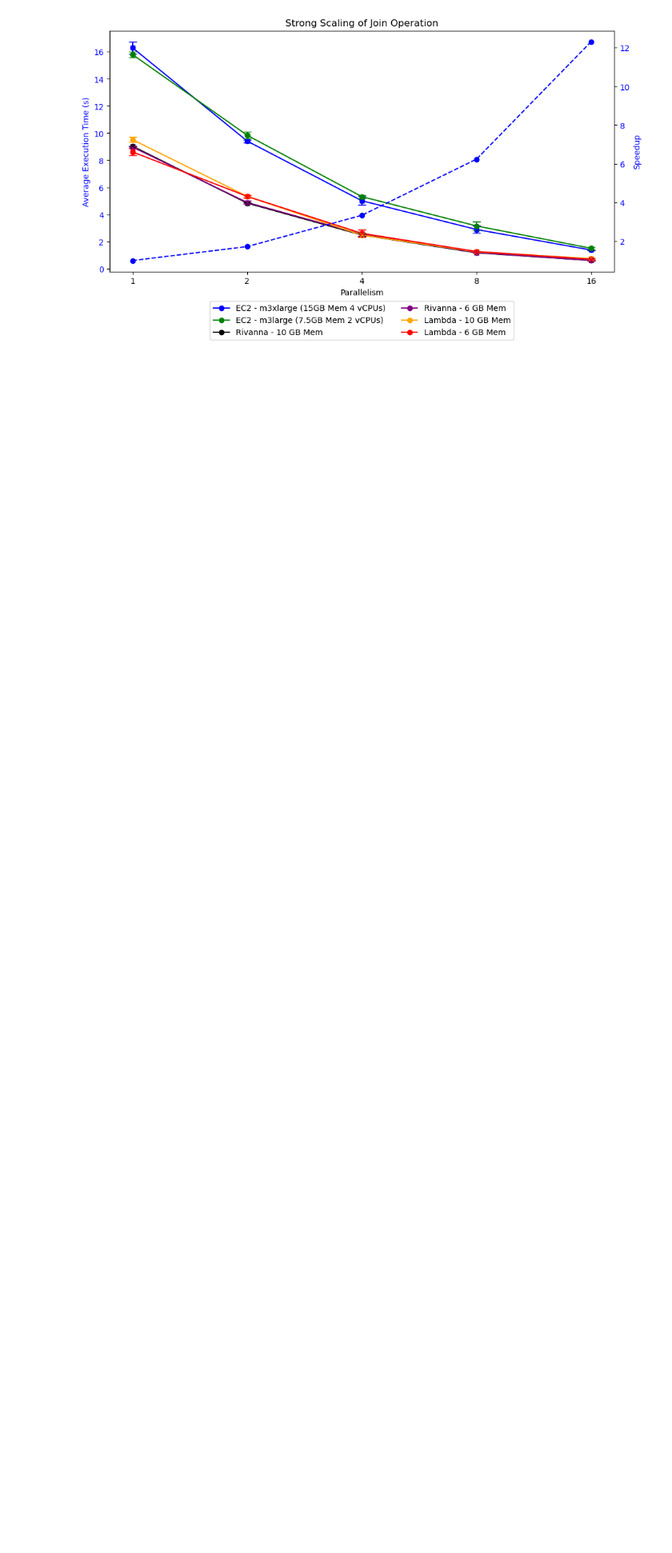
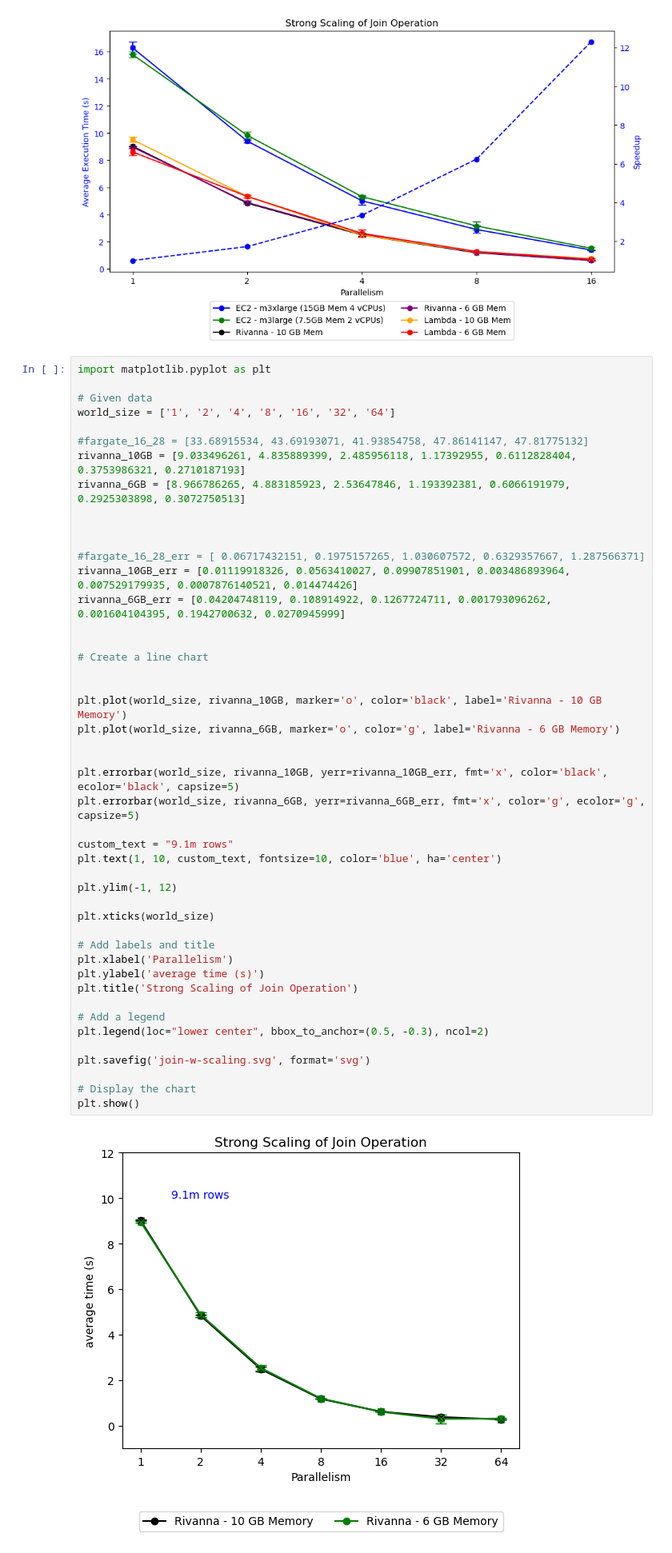
Before and after one commit to mstaylor/cylon, a Jupyter notebook: target/aws/scripts/notebooks/Join_Weak_Scaling_quals.ipynb, the cells around one changed output. Shown at 80% size. Cells and saved outputs as stored; diff of their text form; blank space fills up the shorter version.

```diff
--- a/target/aws/scripts/notebooks/Join_Weak_Scaling_quals.ipynb
+++ b/target/aws/scripts/notebooks/Join_Weak_Scaling_quals.ipynb
@@ -352,6 +400,54 @@ plt.savefig('join-s-scaling-speedup.svg', format='svg')
 plt.show()
 # %% [output]
 [figure]
+# %%
+import matplotlib.pyplot as plt
+
+# Given data
+world_size = ['1', '2', '4', '8', '16', '32', '64']
+
+#fargate_16_28 = [33.68915534, 43.69193071, 41.93854758, 47.86141147, 47.81775132]
+rivanna_10GB = [9.033496261, 4.835889399, 2.485956118, 1.17392955, 0.6112828404, 0.3753986321, 0.2710187193]
+rivanna_6GB = [8.966786265, 4.883185923, 2.53647846, 1.193392381, 0.6066191979, 0.2925303898, 0.3072750513]
+
+
+
+#fargate_16_28_err = [ 0.06717432151, 0.1975157265, 1.030607572, 0.6329357667, 1.287566371]
+rivanna_10GB_err = [0.01119918326, 0.0563410027, 0.09907851901, 0.003486893964, 0.007529179935, 0.0007876140521, 0.014474426]
+rivanna_6GB_err = [0.04204748119, 0.108914922, 0.1267724711, 0.001793096262, 0.001604104395, 0.1942700632, 0.0270945999]
+
+
+# Create a line chart
+
+
+plt.plot(world_size, rivanna_10GB, marker='o', color='black', label='Rivanna - 10 GB Memory')
+plt.plot(world_size, rivanna_6GB, marker='o', color='g', label='Rivanna - 6 GB Memory')
+
+
+plt.errorbar(world_size, rivanna_10GB, yerr=rivanna_10GB_err, fmt='x', color='black', ecolor='black', capsize=5)
+plt.errorbar(world_size, rivanna_6GB, yerr=rivanna_6GB_err, fmt='x', color='g', ecolor='g', capsize=5)
+
+custom_text = "9.1m rows"
+plt.text(1, 10, custom_text, fontsize=10, color='blue', ha='center')
+
+plt.ylim(-1, 12)
+
+plt.xticks(world_size)
+
+# Add labels and title
+plt.xlabel('Parallelism')
+plt.ylabel('average time (s)')
+plt.title('Strong Scaling of Join Operation')
+
+# Add a legend
+plt.legend(loc="lower center", bbox_to_anchor=(0.5, -0.3), ncol=2)
+
+plt.savefig('join-w-scaling.svg', format='svg')
+
+# Display the chart
+plt.show()
+# %% [output]
+[figure, added]
 # %%
 import matplotlib.pyplot as plt
 import numpy as np
```
Also changed, not shown: parts of 2 cells of this notebook, 1 other file.
